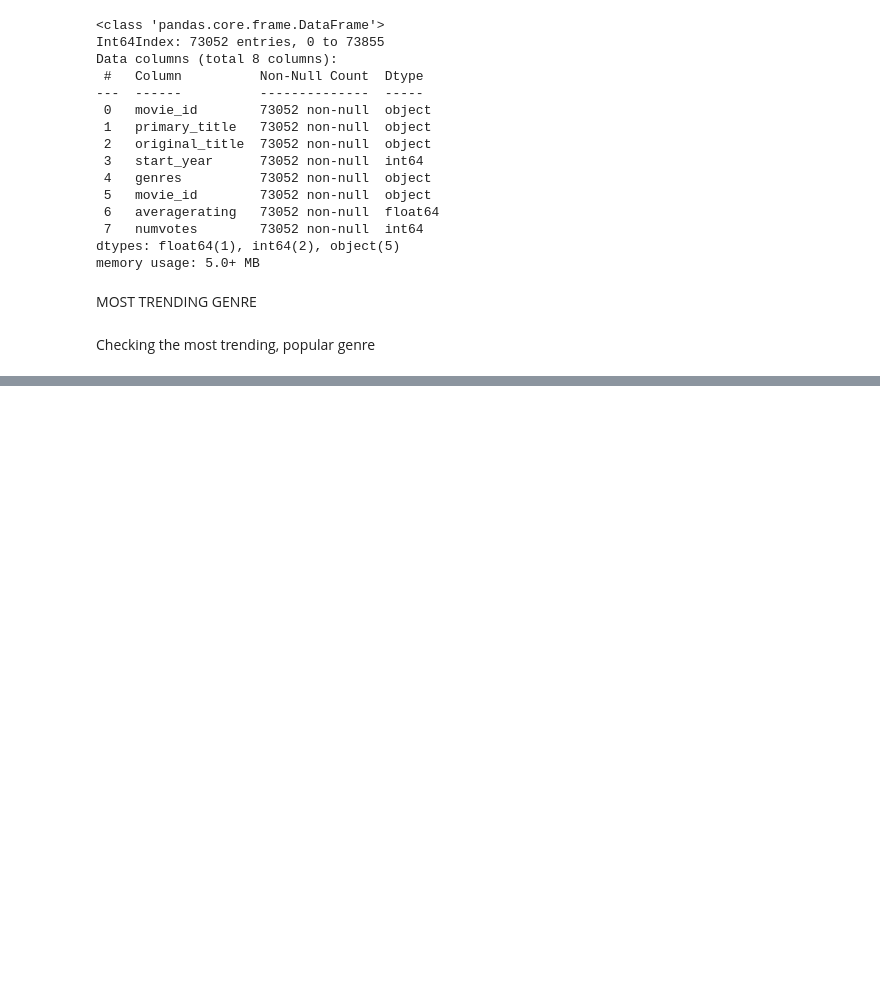
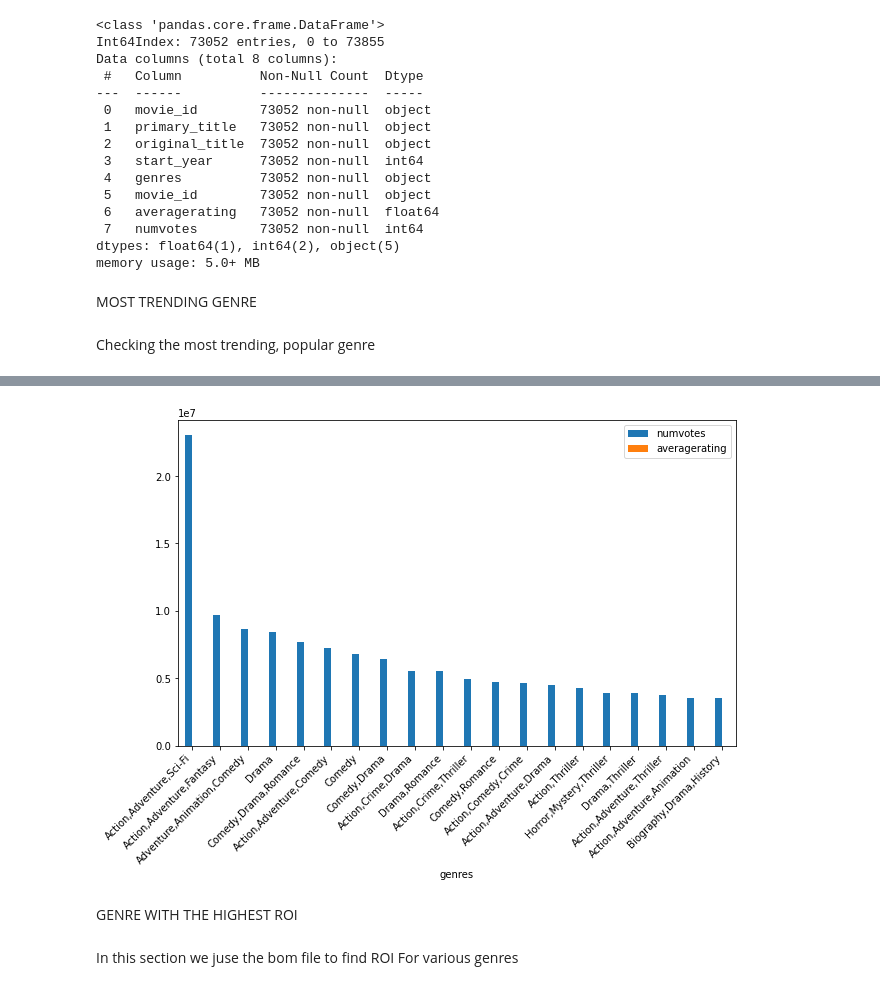
Before and after one commit to N-kioko/PHASE_1_PROJECT, a Jupyter notebook: index.ipynb, the cells around one changed output, grey strips where cells are left out. Cells and saved outputs as stored; diff of their text form; code cells hidden in the pictures; blank space fills up the shorter version.

```diff
--- a/index.ipynb
+++ b/index.ipynb
@@ -247,0 +250,13 @@ Exploring tmdf data set to find out which is the most populat genre
+# %%
+Mergedata = pd.merge(genre_grouped,genre_grouped2, how= 'left', on = "genres").head(20)
+#Mergedata.info()
+#Mergedata.head()
+Mergedata.plot( kind= 'bar', figsize=(10, 6));
+plt.xticks(rotation=45, ha='right')
+plt.show()
+# %% [output]
+[figure, added]
+# %% [markdown]
+GENRE WITH THE HIGHEST ROI
+# %% [markdown]
+In this section we juse the bom file to find ROI For various genres
```
Also changed, not shown: parts of 17 cells of this notebook.
